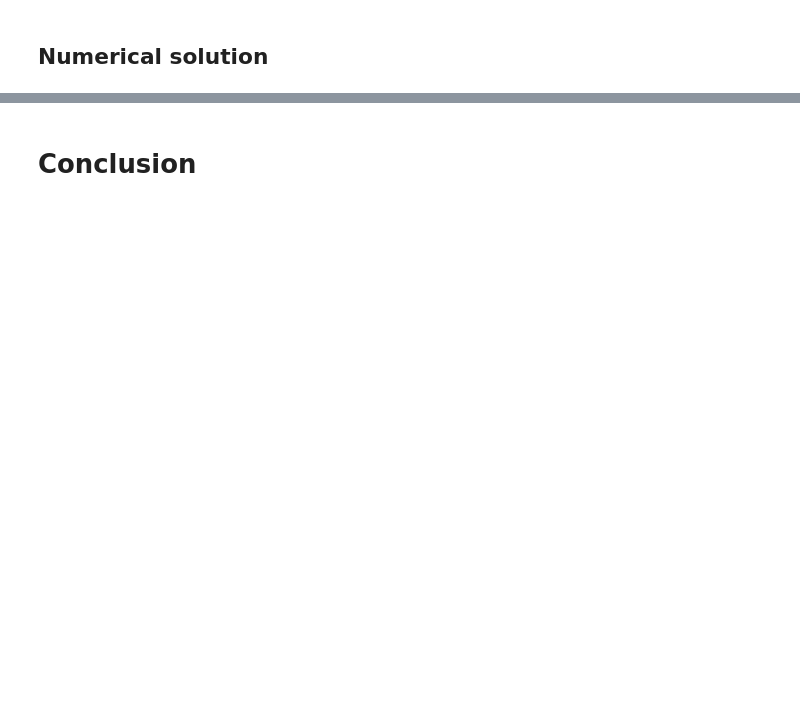
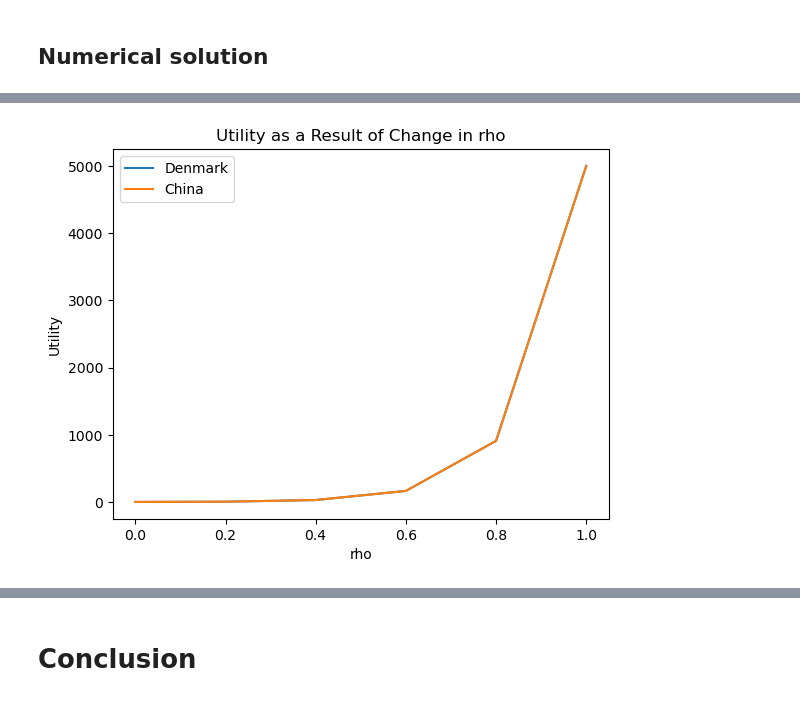
Before and after one commit to NumEconCopenhagen/projects-2024-anna-signe-og-klara, a Jupyter notebook: modelproject/modelproject.ipynb, the cells around one changed output, grey strips where cells are left out. Saved outputs shown, nothing was run; the diff lists cells and outputs as text; code cells hidden in the pictures; blank space fills up the shorter version.

```diff
--- a/modelproject/modelproject.ipynb
+++ b/modelproject/modelproject.ipynb
@@ -216,0 +191,8 @@ Try to make an extension of the model.
+# %%
+# Define values for rho
+rho_values = [0.0, 0.2, 0.4, 0.6, 0.8, 1]
+
+# Call the plot_rho_effect method
+economy.plot_rho_effect_utility(rho_values)
+# %% [output]
+[figure, added]
```
Also changed, not shown: parts of 46 cells of this notebook, 1 other file.
